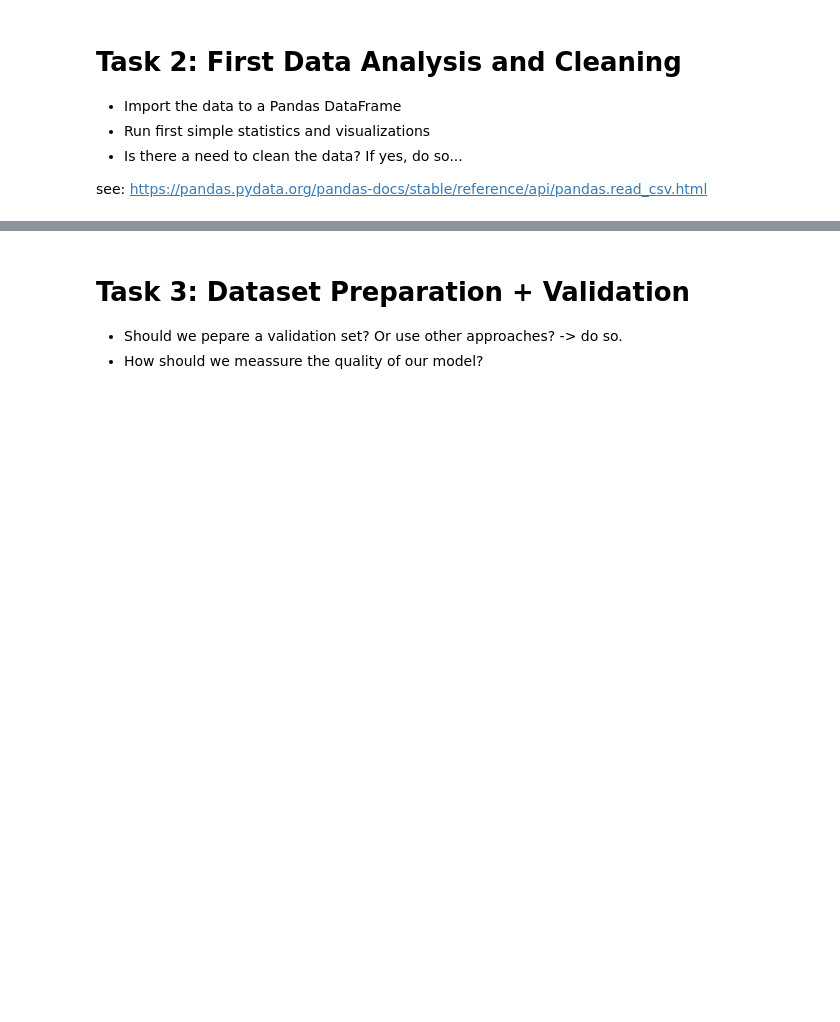
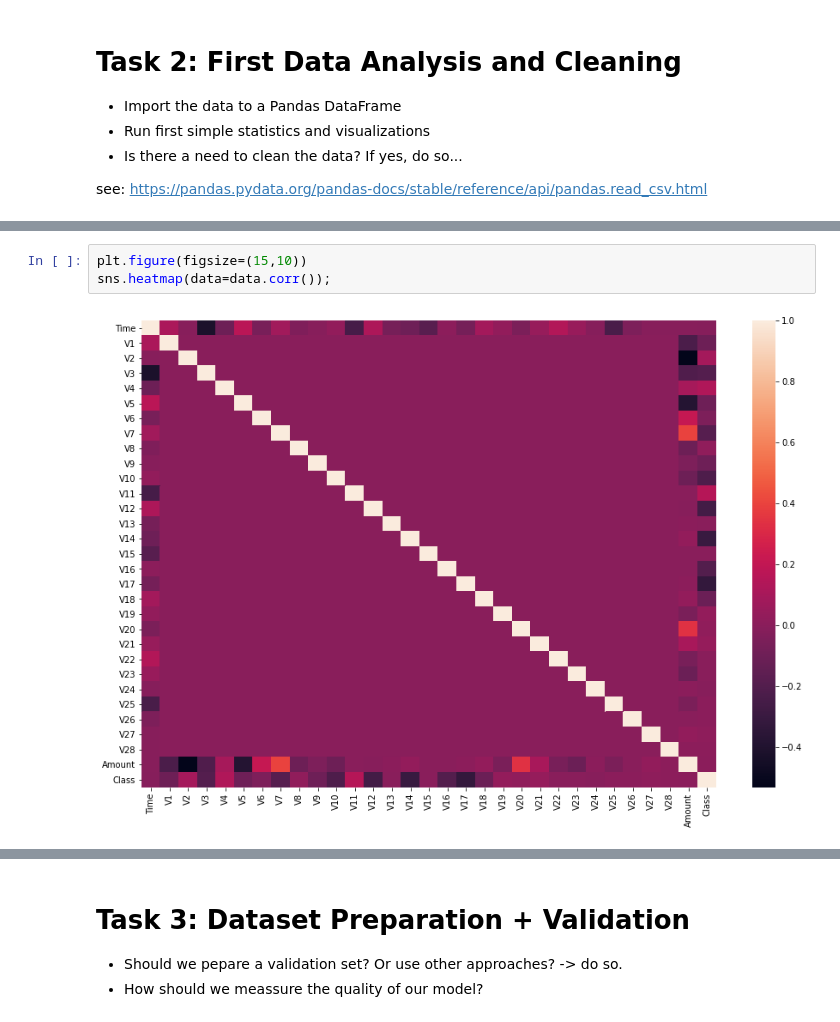
Before and after one commit to vbarn3/DataMining2020, a Jupyter notebook: week5/Assignment_1_fraud_detection.ipynb, the cells around one changed output, grey strips where cells are left out. Saved outputs shown, nothing was run; the diff lists cells and outputs as text; blank space fills up the shorter version.

```diff
--- a/week5/Assignment_1_fraud_detection.ipynb
+++ b/week5/Assignment_1_fraud_detection.ipynb
@@ -35,0 +123,5 @@ import pandas as pd
+# %%
+plt.figure(figsize=(15,10))
+sns.heatmap(data=data.corr());
+# %% [output]
+[figure, added]
```
Also changed, not shown: parts of 17 cells of this notebook.
